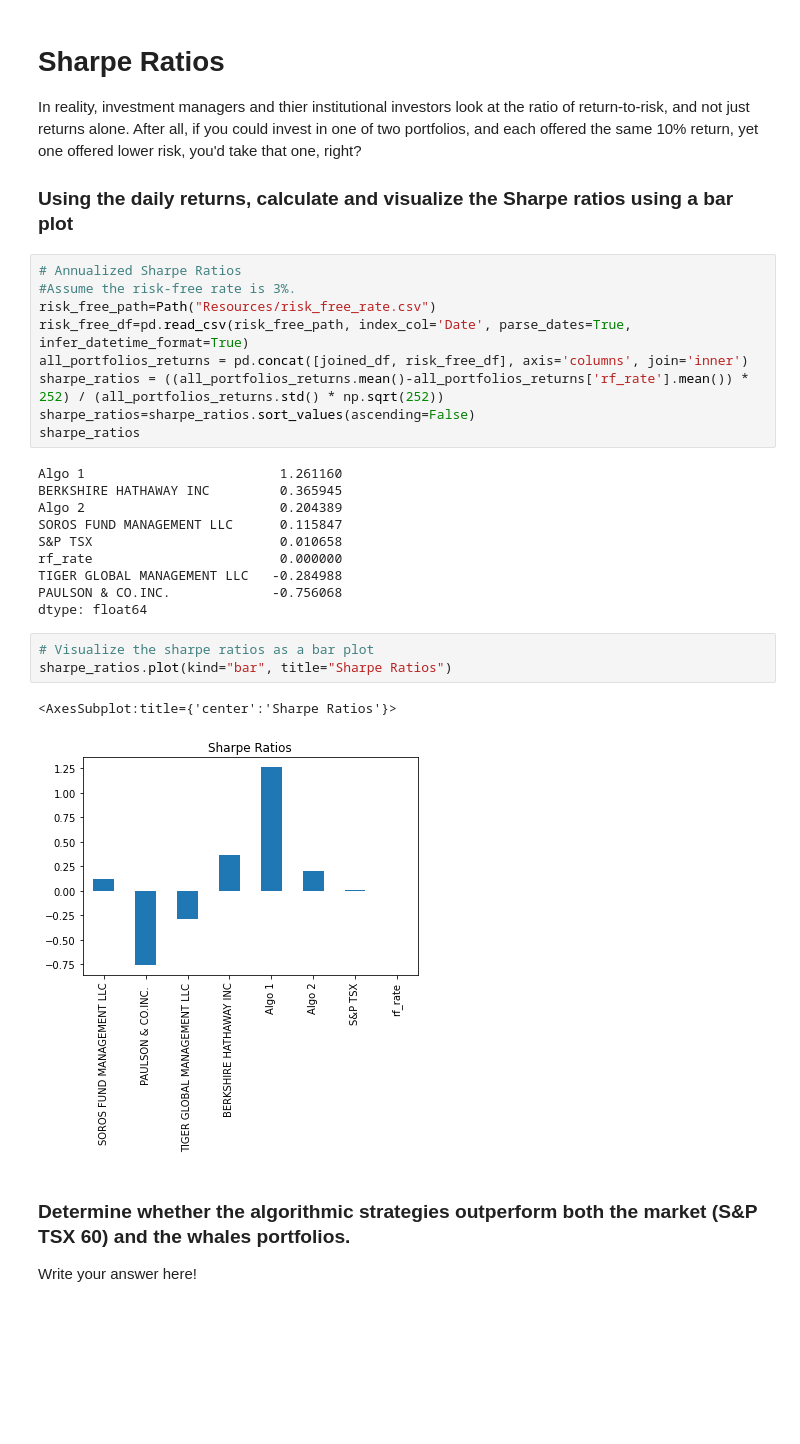
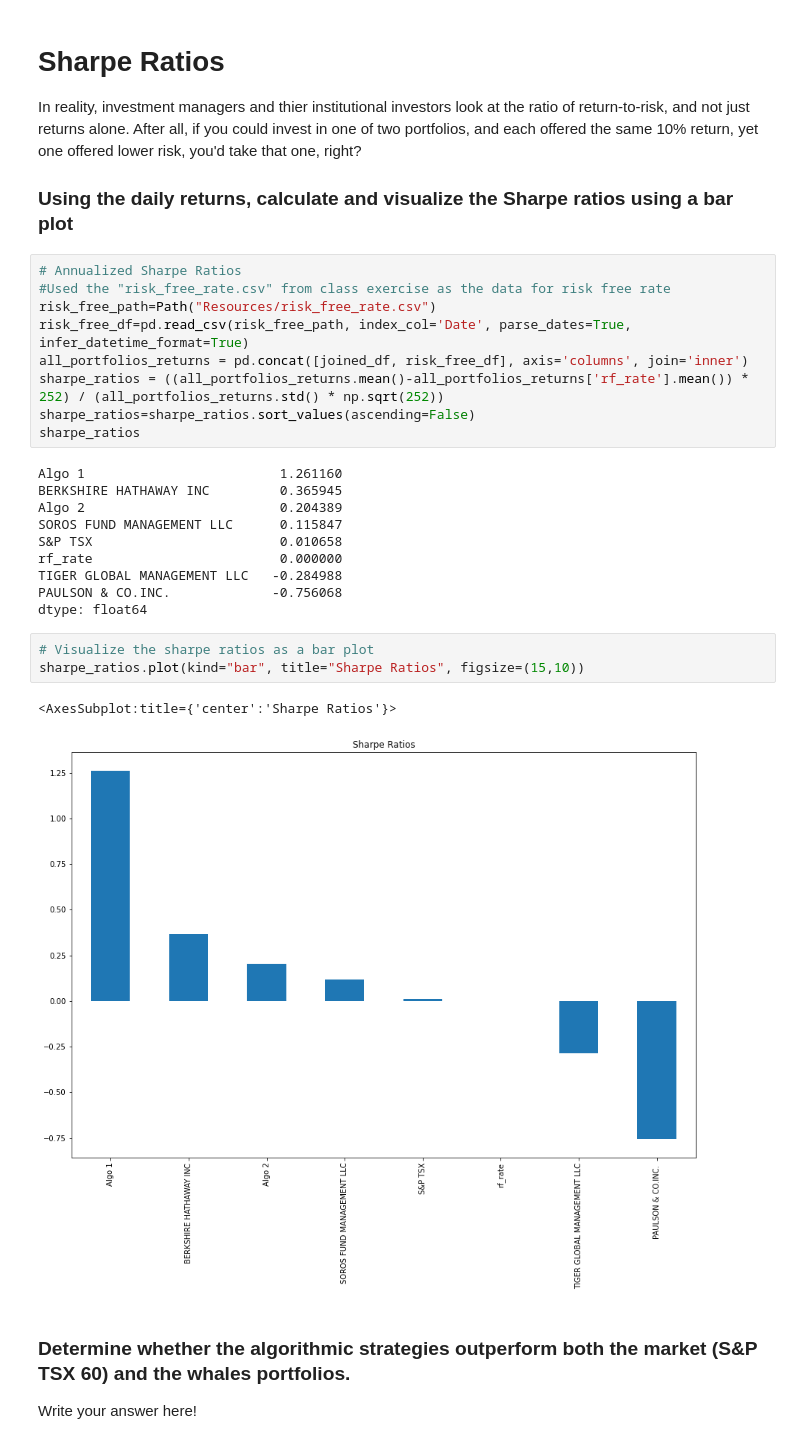
Before and after one commit to MichaelNguyen2692/Module-4-Assignment---Portfolio-Analysis, a Jupyter notebook: whale_analysis.ipynb, the cells around one changed output. Drawn from its saved outputs; the diff is of its cells as text; blank space fills up the shorter version.

```diff
--- a/whale_analysis.ipynb
+++ b/whale_analysis.ipynb
@@ -415,7 +420,7 @@ In reality, investment managers and thier institutional investors look at the ra
 ### Using the daily returns, calculate and visualize the Sharpe ratios using a bar plot
 # %%
 # Annualized Sharpe Ratios
-#Assume the risk-free rate is 3%.
+#Used the "risk_free_rate.csv" from class exercise as the data for risk free rate
 risk_free_path=Path("Resources/risk_free_rate.csv")
 risk_free_df=pd.read_csv(risk_free_path, index_col='Date', parse_dates=True, infer_datetime_format=True)
 all_portfolios_returns = pd.concat([joined_df, risk_free_df], axis='columns', join='inner')
@@ -434,10 +439,10 @@ PAULSON & CO.INC.             -0.756068
 dtype: float64
 # %%
 # Visualize the sharpe ratios as a bar plot
-sharpe_ratios.plot(kind="bar", title="Sharpe Ratios")
+sharpe_ratios.plot(kind="bar", title="Sharpe Ratios", figsize=(15,10))
 # %% [output]
 <AxesSubplot:title={'center':'Sharpe Ratios'}>
-[figure, old version]
+[figure, new version]
 # %% [markdown]
 ### Determine whether the algorithmic strategies outperform both the market (S&P TSX 60) and the whales portfolios.
 
```
Also changed, not shown: parts of 7 cells of this notebook.
